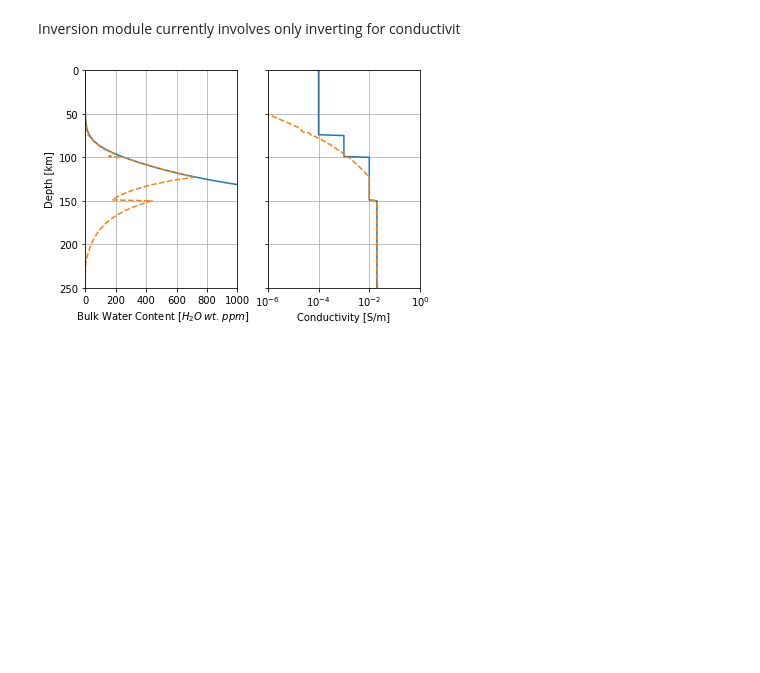
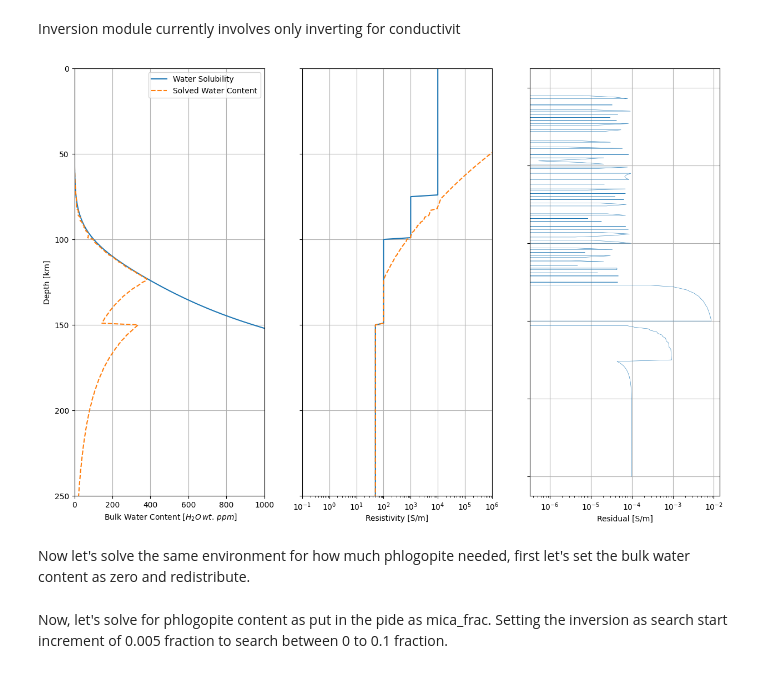
Before and after one commit to sinanozaydin/pide, a Jupyter notebook: examples/notebooks/6_Inversion.ipynb, the cells around one changed output. Saved outputs shown, nothing was run; the diff lists cells and outputs as text; code cells hidden in the pictures; blank space fills up the shorter version.

Commit message:
conversion notebook start

```diff
--- a/examples/notebooks/6_Inversion.ipynb
+++ b/examples/notebooks/6_Inversion.ipynb
@@ -15,14 +15,14 @@ from pide.geodyn.geotherm import calculate_hasterok2011_geotherm
 moho = 38 #km
 max_depth = 250
 
-T, depth, p, idx_LAB = calculate_hasterok2011_geotherm(SHF = 40, T_0 =25.0,max_depth = max_depth, moho = moho)
+T, depth, p, idx_LAB = calculate_hasterok2011_geotherm(SHF = 36, T_0 =25.0,max_depth = max_depth, moho = moho)
 # %%
 p_obj = pide.pide() #creating the initial object
 p_obj.set_temperature(T)
 p_obj.set_pressure(p)
 
 p_obj.set_composition_solid_mineral(ol = 0.65, opx = 0.2, cpx = 0.1, garnet = 0.05)
-p_obj.set_phase_interconnectivities(ol = 1, opx = 2, cpx = 4, gt = 4)
+p_obj.set_solid_phs_mix_method(2)
 # %%
 p_obj.set_mantle_water_solubility(ol = 4,opx = 3, cpx = 0, garnet = 0)
 p_obj.set_mantle_water_partitions(opx_ol = 3, cpx_ol = 4, garnet_ol = 0)
@@ -42,30 +42,40 @@ lower_limit_list= np.zeros(len(max_water)), search_start = 10, acceptence_thresh
 # %%
 p_obj.set_bulk_water(c_list)
 p_obj.mantle_water_distribute(method = 'array')
 cond_calced = p_obj.calculate_conductivity(method = 'array')
 
-fig = plt.figure()
-ax = plt.subplot(121)
+fig = plt.figure(figsize = (15,10))
+ax = plt.subplot(131)
 # ax.plot(cond_list,object.T,label = 'data')
 # ax.plot(cond_calced,object.T, label = 'calced')
-ax.plot(max_water,depth)
-ax.plot(c_list,depth,linestyle = '--')
+ax.plot(max_water,depth, label = 'Water Solubility')
+ax.plot(c_list,depth,linestyle = '--', label = 'Solved Water Content')
 ax.set_ylim(np.amax(depth),np.amin(depth))
 ax.set_xlim(0,1000)
 ax.set_ylabel('Depth [km]')
 ax.set_xlabel(r' Bulk Water Content [$H_2O \, wt. \, ppm$]')
+ax.legend()
 ax.grid()
 
-ax2 = plt.subplot(122)
-ax2.plot(cond_list_to_invert,depth)
-ax2.plot(cond_calced,depth,linestyle = '--')
+ax2 = plt.subplot(132)
+ax2.plot(1.0/cond_list_to_invert,depth)
+ax2.plot(1.0/cond_calced,depth,linestyle = '--')
 ax2.set_xscale('log')
 ax2.set_ylim(np.amax(depth),np.amin(depth))
-ax2.set_xlim(1e-6,1)
+ax2.set_xlim(0.1,1e6)
 ax2.set_yticklabels([])
-ax2.set_xlabel('Conductivity [S/m]')
+ax2.set_xlabel(r'Resistivity [$\Omega m$]')
 ax2.grid()
 
+ax3 = plt.subplot(133)
+ax3.plot(residual_list, depth, lw = 0.4)
+ax3.set_yticklabels([])
+ax3.set_xlabel('Residual [S/m]')
+ax3.set_xscale('log')
+ax3.grid()
+
 plt.show()
 # %% [output]
-[figure, old version]
+[figure, new version]
+# %% [markdown]
+Now let's solve the same environment for how much phlogopite needed, first let's set the bulk water content as zero and redistribute.
@@ -71,0 +90,2 @@ plt.show()
+# %% [markdown]
+Now, let's solve for phlogopite content as put in the pide as mica_frac. Setting the inversion as search start increment of 0.005 fraction to search between 0 to 0.1 fraction.
```
Also changed, not shown: parts of 4 cells of this notebook, 3 other files.
